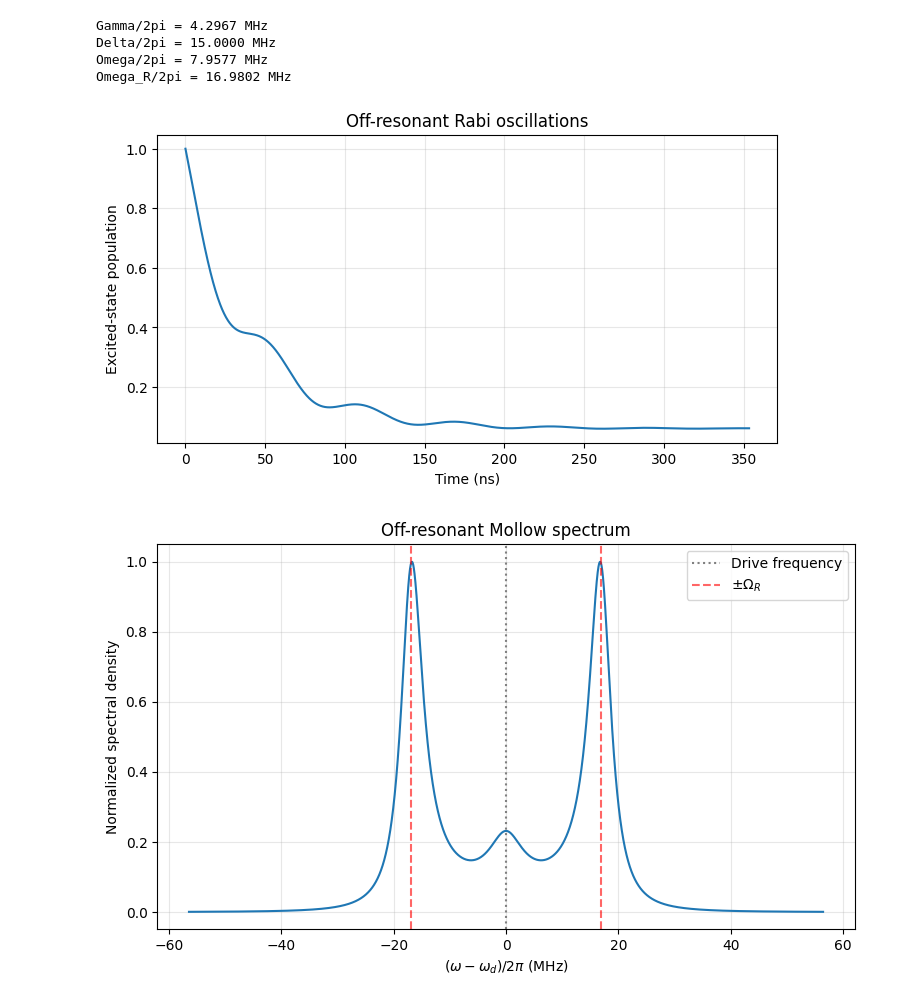
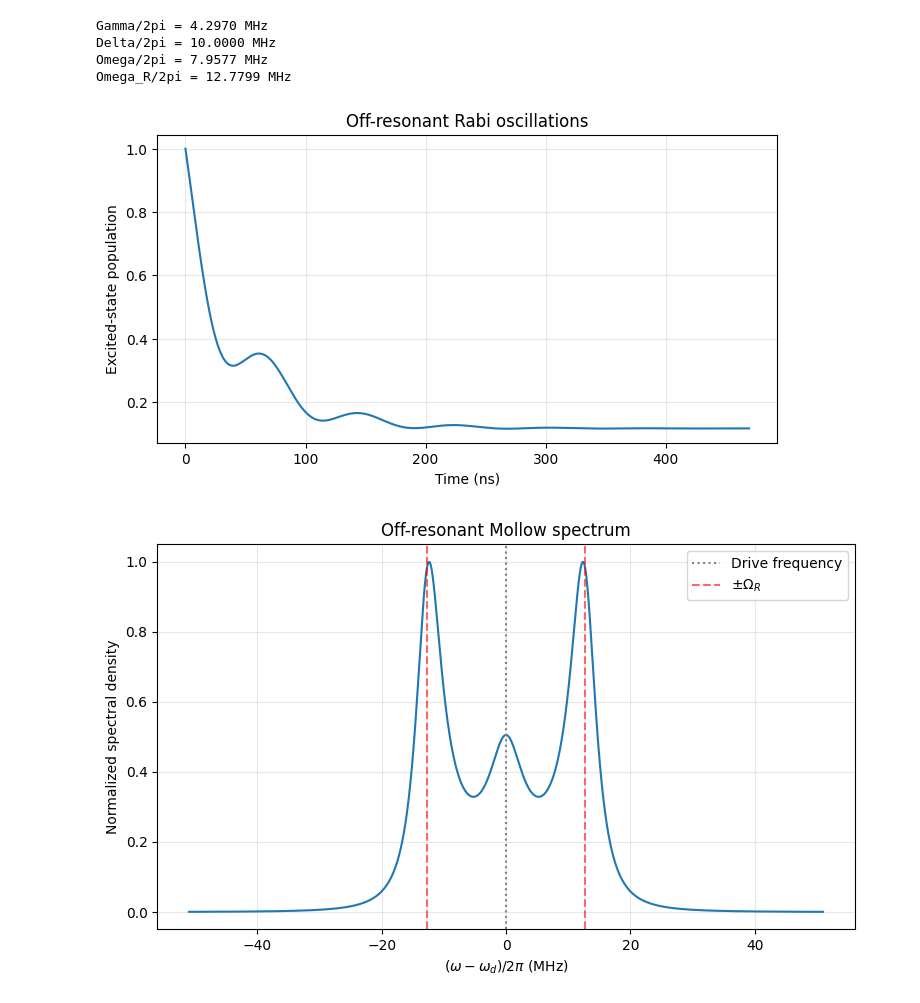
Before and after one commit to siannnhannn/GA_8GHZ_IC_DESIGN, a Jupyter notebook: simulation/ga_with_mirror.ipynb, the cells around one changed output. Cells and saved outputs as stored; diff of their text form; code cells hidden in the pictures.

```diff
--- a/simulation/ga_with_mirror.ipynb
+++ b/simulation/ga_with_mirror.ipynb
@@ -75,7 +77,8 @@ plt.show()
 # f_q = 7978978978.978979
 # f_q = 7554554554.554555
 import numpy as np
-f_q = 8.015e9
+Omega = 10e6
+f_q = f_d + Omega
 # Giant atom decay and Lamb shift
 # Assumes outputs are angular frequencies in rad/s
 Gres, phi = Gamma_calc(f_d, f_q, gamma0, N, vp, rabi)
@@ -154,35 +157,35 @@ S = np.maximum(np.real(S), 0.0)
 # Frequency offsets from drive, in MHz
 freq_MHz = wlist / (2 * pi)
 sideband_MHz = omega_R / (2 * pi)
 
 # Normalize to peak
 S_norm = S / np.max(S)
 
 # Linear spectrum
 plt.figure(figsize=(9, 5))
 
 plt.plot(freq_MHz, S_norm, linewidth=1.5)
 
 plt.axvline(0, color="gray", linestyle=":",
             label="Drive frequency")
 
 plt.axvline(-sideband_MHz, color="red",
             linestyle="--", alpha=0.6,
             label=r"$\pm \Omega_R$")
 
 plt.axvline(sideband_MHz, color="red",
             linestyle="--", alpha=0.6)
 
 plt.xlabel(r"$(\omega-\omega_d)/2\pi$ (MHz)")
 plt.ylabel("Normalized spectral density")
 plt.title("Off-resonant Mollow spectrum")
 plt.legend()
 plt.grid(alpha=0.3)
 plt.show()
 # %% [output]
-Gamma/2pi = 4.2967 MHz
-Delta/2pi = 15.0000 MHz
+Gamma/2pi = 4.2970 MHz
+Delta/2pi = 10.0000 MHz
 Omega/2pi = 7.9577 MHz
-Omega_R/2pi = 16.9802 MHz
+Omega_R/2pi = 12.7799 MHz
-[figure, old version]
+[figure, new version]
-[figure, old version]
+[figure, new version]
```
Also changed, not shown: parts of 1 cell of this notebook.
